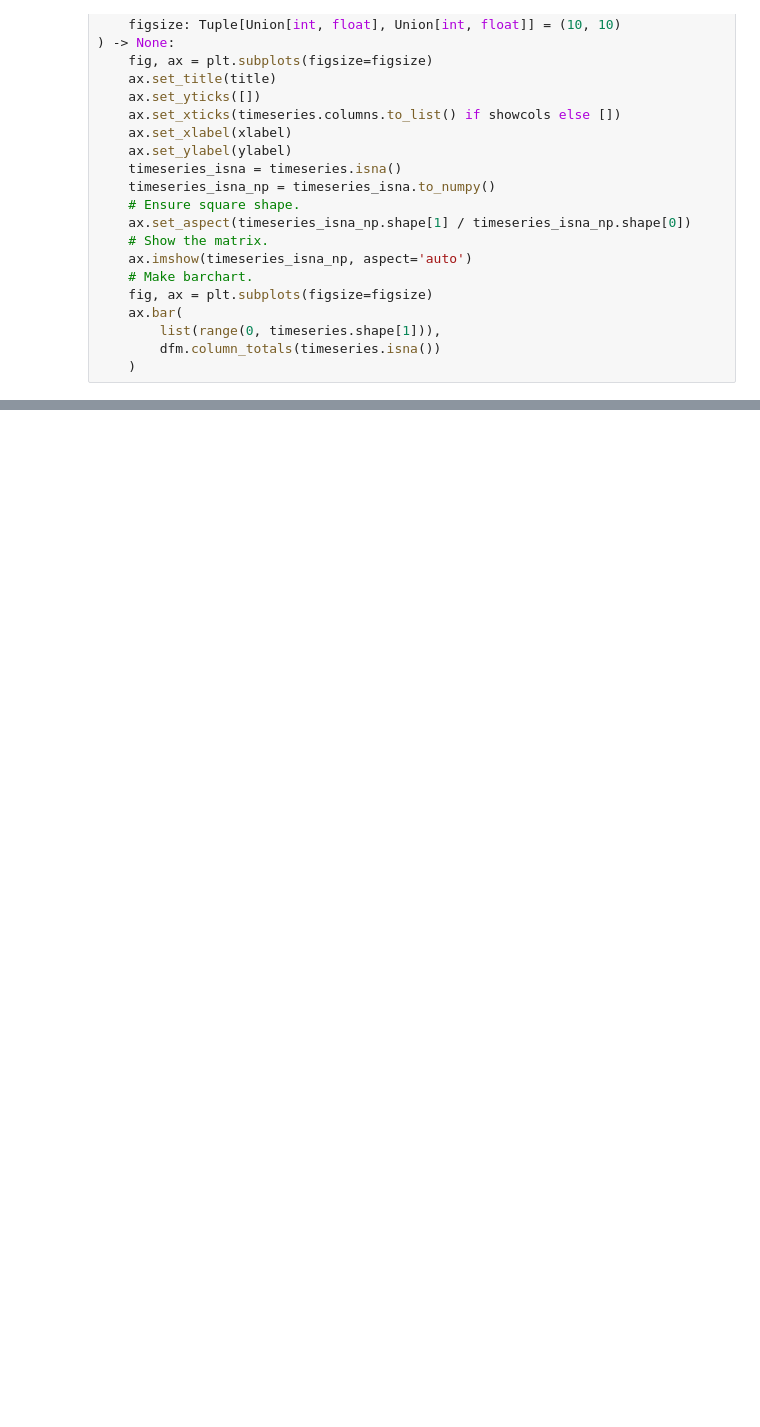
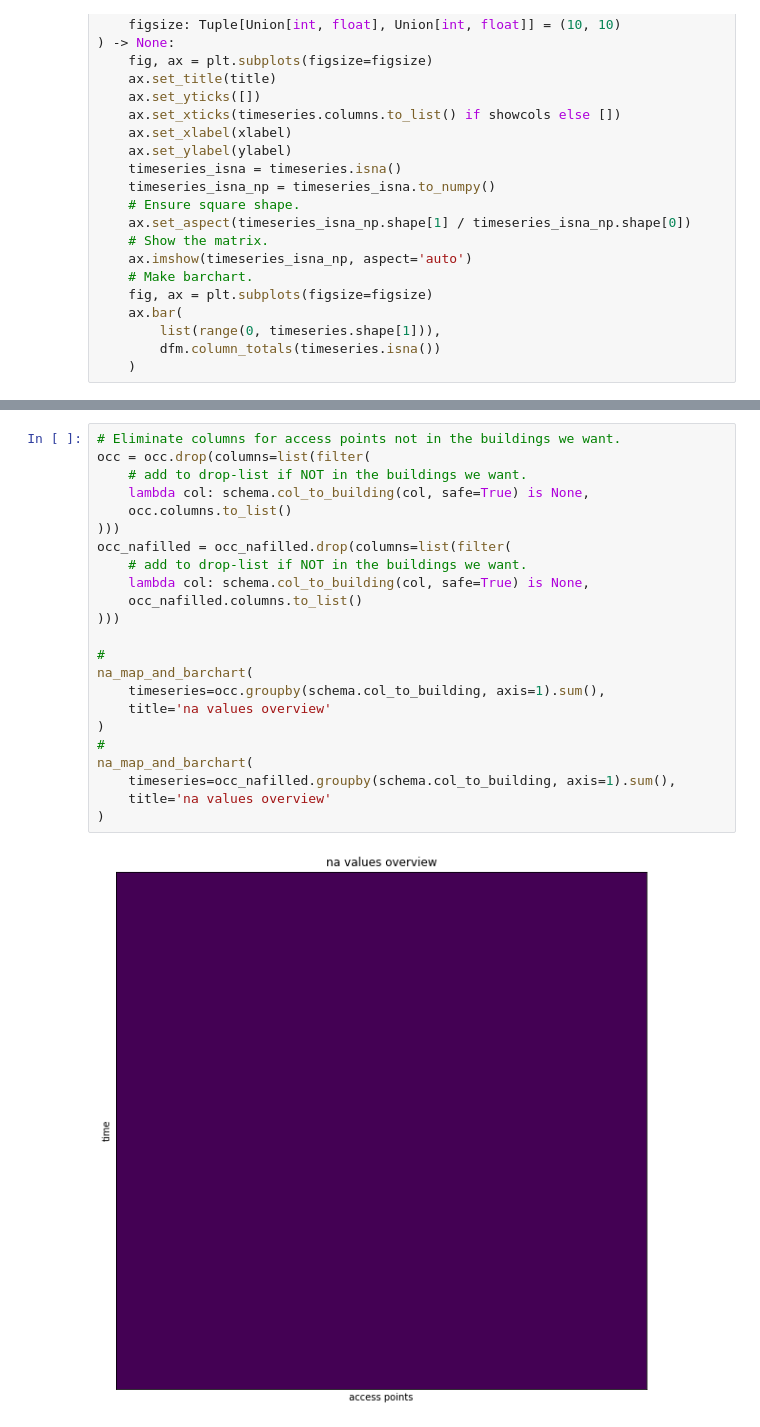
Before and after one commit to lux12337/wifi_occupancy, a Jupyter notebook: analytics-apps/missing-data.ipynb, the cells around one changed output, grey strips where cells are left out. Saved outputs shown, nothing was run; the diff lists cells and outputs as text; blank space fills up the shorter version.

Commit message:
grouped by building

```diff
--- a/analytics-apps/missing-data.ipynb
+++ b/analytics-apps/missing-data.ipynb
@@ -67,0 +72,25 @@ na_map_and_barchart(timeseries=occ, title='na values overview')
+# %%
+# Eliminate columns for access points not in the buildings we want.
+occ = occ.drop(columns=list(filter(
+    # add to drop-list if NOT in the buildings we want.
+    lambda col: schema.col_to_building(col, safe=True) is None,
+    occ.columns.to_list()
+)))
+occ_nafilled = occ_nafilled.drop(columns=list(filter(
+    # add to drop-list if NOT in the buildings we want.
+    lambda col: schema.col_to_building(col, safe=True) is None,
+    occ_nafilled.columns.to_list()
+)))
+
+#
+na_map_and_barchart(
+    timeseries=occ.groupby(schema.col_to_building, axis=1).sum(),
+    title='na values overview'
+)
+#
+na_map_and_barchart(
+    timeseries=occ_nafilled.groupby(schema.col_to_building, axis=1).sum(),
+    title='na values overview'
+)
+# %% [output]
+[figure, added]
```
Also changed, not shown: parts of 3 cells of this notebook.
